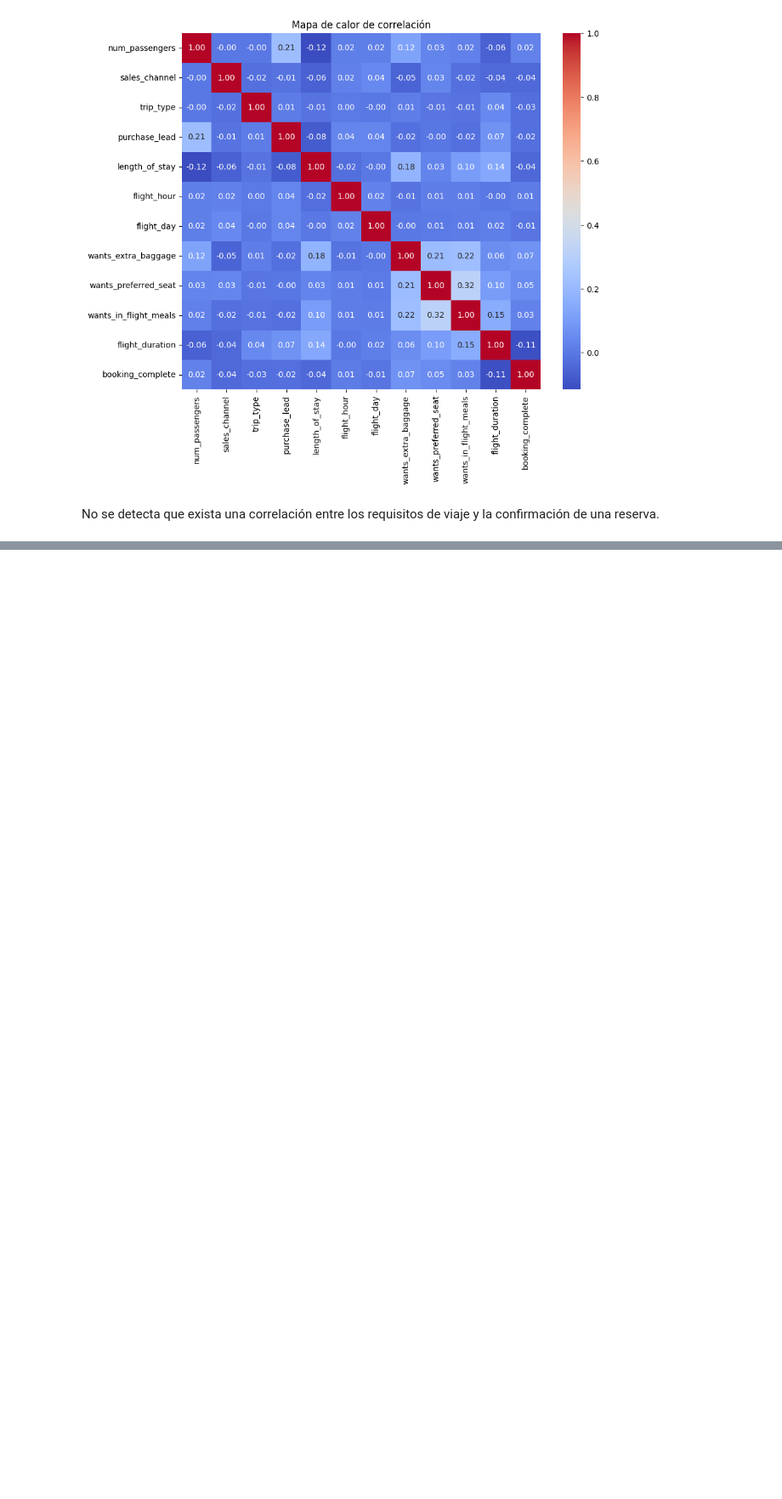
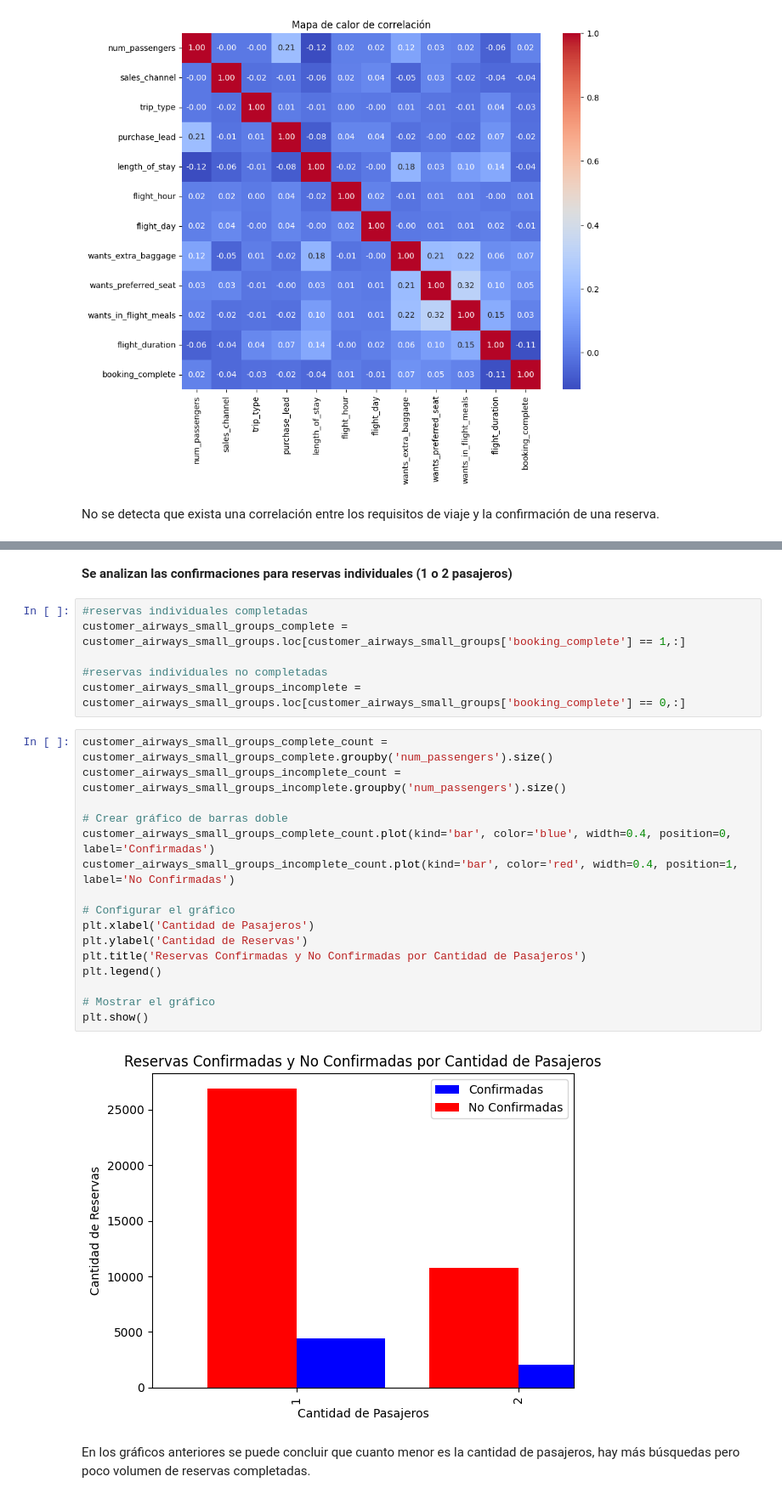
Before and after one commit to alexguttlein/TP1-AnalisisExploratorioDeDatos, a Jupyter notebook: TP1_Análisis_Exploratorio_de_Datos.ipynb, the cells around one changed output, grey strips where cells are left out. Shown at 85% size. Drawn from its saved outputs; the diff is of its cells as text; blank space fills up the shorter version.

```diff
--- a/TP1_Análisis_Exploratorio_de_Datos.ipynb
+++ b/TP1_Análisis_Exploratorio_de_Datos.ipynb
@@ -610,0 +692,28 @@ No se detecta que exista una correlación entre los requisitos de viaje y la con
+# %% [markdown]
+**Se analizan las confirmaciones para reservas individuales (1 o 2 pasajeros)**
+# %%
+#reservas individuales completadas
+customer_airways_small_groups_complete = customer_airways_small_groups.loc[customer_airways_small_groups['booking_complete'] == 1,:]
+
+#reservas individuales no completadas
+customer_airways_small_groups_incomplete = customer_airways_small_groups.loc[customer_airways_small_groups['booking_complete'] == 0,:]
+# %%
+customer_airways_small_groups_complete_count = customer_airways_small_groups_complete.groupby('num_passengers').size()
+customer_airways_small_groups_incomplete_count = customer_airways_small_groups_incomplete.groupby('num_passengers').size()
+
+# Crear gráfico de barras doble
+customer_airways_small_groups_complete_count.plot(kind='bar', color='blue', width=0.4, position=0, label='Confirmadas')
+customer_airways_small_groups_incomplete_count.plot(kind='bar', color='red', width=0.4, position=1, label='No Confirmadas')
+
+# Configurar el gráfico
+plt.xlabel('Cantidad de Pasajeros')
+plt.ylabel('Cantidad de Reservas')
+plt.title('Reservas Confirmadas y No Confirmadas por Cantidad de Pasajeros')
+plt.legend()
+
+# Mostrar el gráfico
+plt.show()
+# %% [output]
+[figure, added]
+# %% [markdown]
+En los gráficos anteriores se puede concluir que cuanto menor es la cantidad de pasajeros, hay más búsquedas pero poco volumen de reservas completadas.
```
Also changed, not shown: parts of 22 cells of this notebook.
